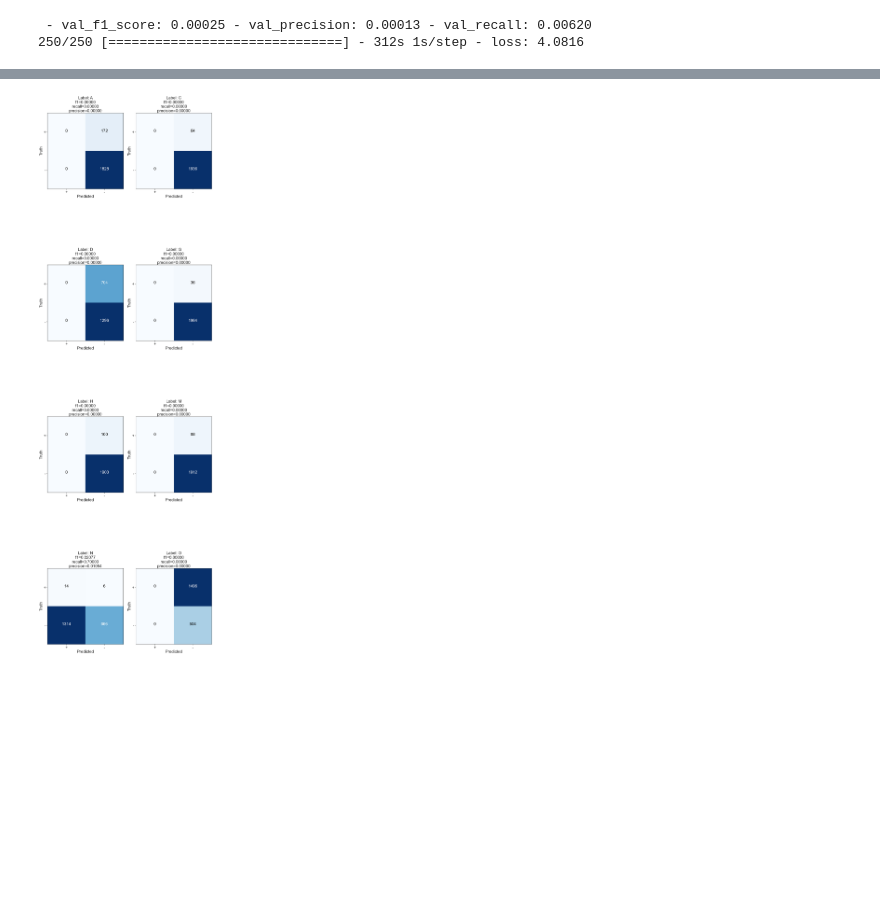
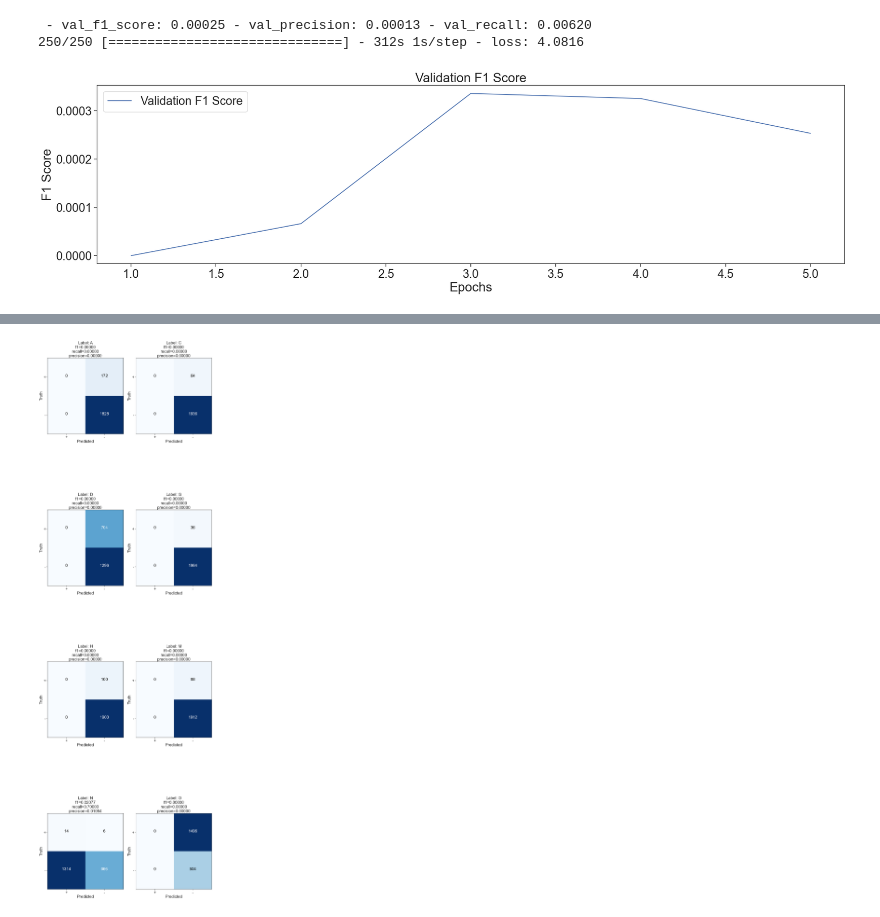
Before and after one commit to florencecornelissen/ODIR_challenge, a Jupyter notebook: model.ipynb, the cells around one changed output, grey strips where cells are left out. Saved outputs shown, nothing was run; the diff lists cells and outputs as text; code cells hidden in the pictures; blank space fills up the shorter version.

Commit message:
Added plots validation F1, precision and recall

```diff
--- a/model.ipynb
+++ b/model.ipynb
@@ -255,0 +254,21 @@ from sklearn.metrics import multilabel_confusion_matrix
+# %%
+import matplotlib.pyplot as plt
+
+# Access the metrics stored in the Metrics callback
+val_f1_scores = metrics.val_f1_scores
+val_precisions = metrics.val_precisions
+val_recalls = metrics.val_recalls
+
+# Plot the metrics
+epochs = range(1, len(val_f1_scores) + 1)
+
+plt.plot(epochs, val_f1_scores, 'b', label='Validation F1 Score')
+plt.title('Validation F1 Score')
+plt.xlabel('Epochs')
+plt.ylabel('F1 Score')
+plt.legend()
+
+
+plt.show()
+# %% [output]
+[figure, added]
```
Also changed, not shown: parts of 4 cells of this notebook.
